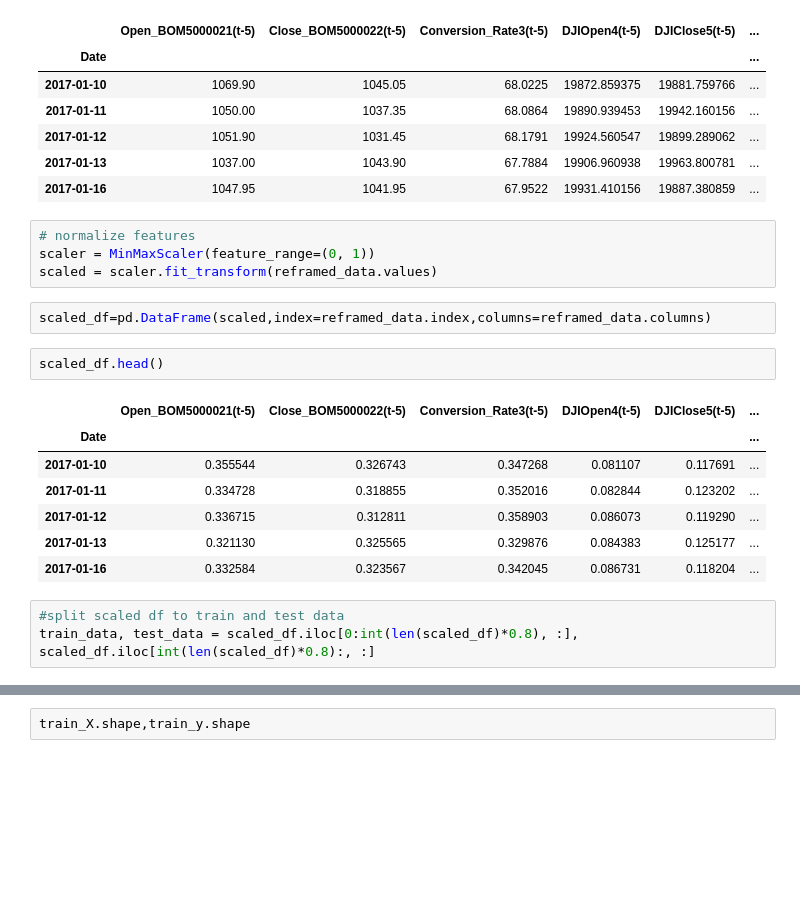
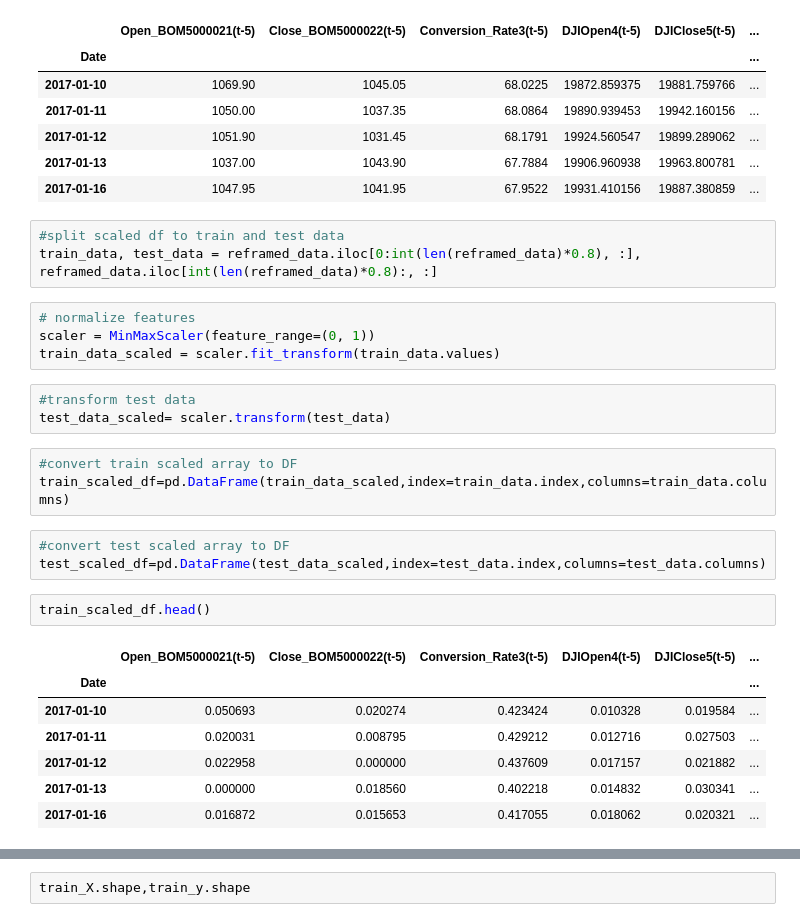
Before and after one commit to santoshgurujula/Springboard, a Jupyter notebook: TimeSeries_LSTM.ipynb, the cells around one changed output, grey strips where cells are left out. Drawn from its saved outputs; the diff is of its cells as text; blank space fills up the shorter version.

```diff
--- a/TimeSeries_LSTM.ipynb
+++ b/TimeSeries_LSTM.ipynb
@@ -174,23 +174,30 @@ reframed_data.head()
 | 2017-01-12 | 1051.90 | 1031.45 | 68.1791 | 19924.560547 | 19899.289062 | ... |
 | 2017-01-13 | 1037.00 | 1043.90 | 67.7884 | 19906.960938 | 19963.800781 | ... |
 | 2017-01-16 | 1047.95 | 1041.95 | 67.9522 | 19931.410156 | 19887.380859 | ... |
+# %%
+#split scaled df to train and test data
+train_data, test_data = reframed_data.iloc[0:int(len(reframed_data)*0.8), :], reframed_data.iloc[int(len(reframed_data)*0.8):, :]
 # %%
 # normalize features
 scaler = MinMaxScaler(feature_range=(0, 1))
-scaled = scaler.fit_transform(reframed_data.values)
+train_data_scaled = scaler.fit_transform(train_data.values)
-# %%
-scaled_df=pd.DataFrame(scaled,index=reframed_data.index,columns=reframed_data.columns)
+# %%
+#transform test data
+test_data_scaled= scaler.transform(test_data)
+# %%
+#convert train scaled array to DF
+train_scaled_df=pd.DataFrame(train_data_scaled,index=train_data.index,columns=train_data.columns)
+# %%
+#convert test scaled array to DF
+test_scaled_df=pd.DataFrame(test_data_scaled,index=test_data.index,columns=test_data.columns)
 # %%
-scaled_df.head()
+train_scaled_df.head()
 # %% [output]
 |  | Open_BOM5000021(t-5) | Close_BOM5000022(t-5) | Conversion_Rate3(t-5) | DJIOpen4(t-5) | DJIClose5(t-5) | ... |
 | Date |  |  |  |  |  | ... |
-| 2017-01-10 | 0.355544 | 0.326743 | 0.347268 | 0.081107 | 0.117691 | ... |
-| 2017-01-11 | 0.334728 | 0.318855 | 0.352016 | 0.082844 | 0.123202 | ... |
-| 2017-01-12 | 0.336715 | 0.312811 | 0.358903 | 0.086073 | 0.119290 | ... |
-| 2017-01-13 | 0.321130 | 0.325565 | 0.329876 | 0.084383 | 0.125177 | ... |
-| 2017-01-16 | 0.332584 | 0.323567 | 0.342045 | 0.086731 | 0.118204 | ... |
+| 2017-01-10 | 0.050693 | 0.020274 | 0.423424 | 0.010328 | 0.019584 | ... |
+| 2017-01-11 | 0.020031 | 0.008795 | 0.429212 | 0.012716 | 0.027503 | ... |
+| 2017-01-12 | 0.022958 | 0.000000 | 0.437609 | 0.017157 | 0.021882 | ... |
+| 2017-01-13 | 0.000000 | 0.018560 | 0.402218 | 0.014832 | 0.030341 | ... |
+| 2017-01-16 | 0.016872 | 0.015653 | 0.417055 | 0.018062 | 0.020321 | ... |
-# %%
-#split scaled df to train and test data
-train_data, test_data = scaled_df.iloc[0:int(len(scaled_df)*0.8), :], scaled_df.iloc[int(len(scaled_df)*0.8):, :]
 # %%
```
Also changed, not shown: parts of 7 cells of this notebook.
